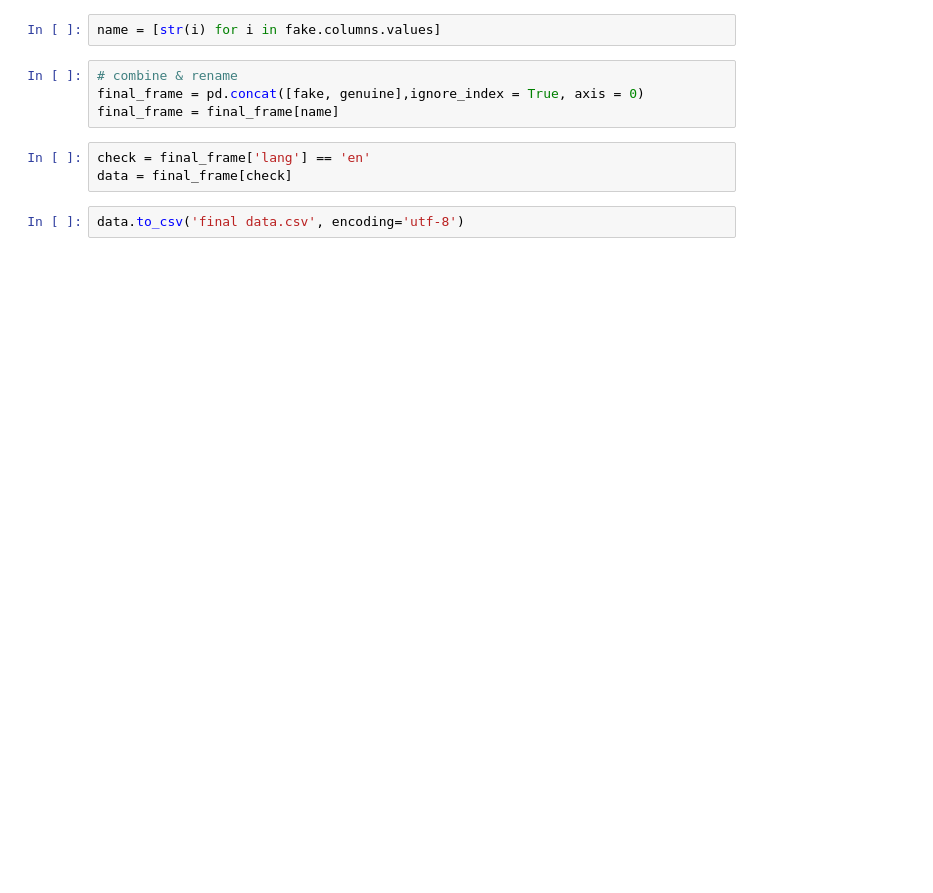
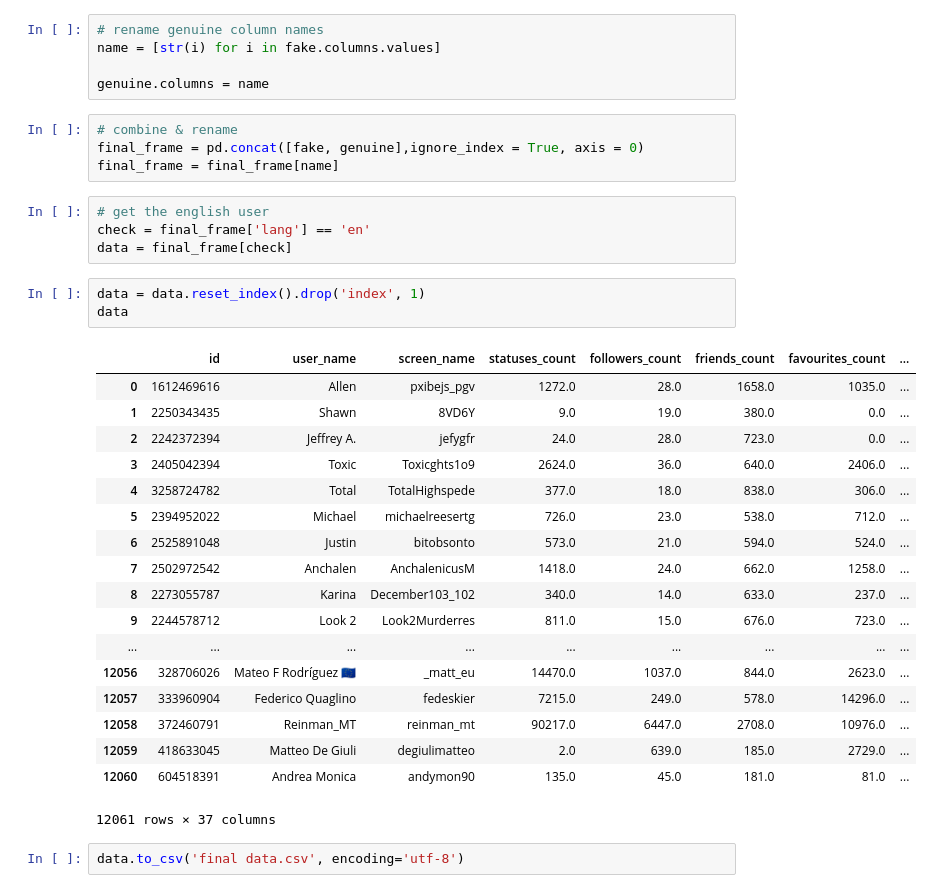
Before and after one commit to chloechen1995/Fake_Twitter_Account_Detection, a Jupyter notebook: Data_Processing_6.ipynb, the cells around one changed output. Saved outputs shown, nothing was run; the diff lists cells and outputs as text; blank space fills up the shorter version.

Commit message:
Update data frame

```diff
--- a/Data_Processing_6.ipynb
+++ b/Data_Processing_6.ipynb
@@ -23,13 +23,39 @@ fake = pd.concat(list_)
 fake['label'] = 'fake'
 genuine['label'] = 'genuine'
 # %%
+# rename genuine column names
 name = [str(i) for i in fake.columns.values]
+
+genuine.columns = name
 # %%
 # combine & rename
 final_frame = pd.concat([fake, genuine],ignore_index = True, axis = 0)
 final_frame = final_frame[name]
 # %%
+# get the english user
 check = final_frame['lang'] == 'en'
 data = final_frame[check]
+# %%
+data = data.reset_index().drop('index', 1)
+data
+# %% [output]
+|  | id | user_name | screen_name | statuses_count | followers_count | friends_count | favourites_count | ... |
+| 0 | 1612469616 | Allen | pxibejs_pgv | 1272.0 | 28.0 | 1658.0 | 1035.0 | ... |
+| 1 | 2250343435 | Shawn | 8VD6Y | 9.0 | 19.0 | 380.0 | 0.0 | ... |
+| 2 | 2242372394 | Jeffrey A. | jefygfr | 24.0 | 28.0 | 723.0 | 0.0 | ... |
+| 3 | 2405042394 | Toxic | Toxicghts1o9 | 2624.0 | 36.0 | 640.0 | 2406.0 | ... |
+| 4 | 3258724782 | Total | TotalHighspede | 377.0 | 18.0 | 838.0 | 306.0 | ... |
+| 5 | 2394952022 | Michael | michaelreesertg | 726.0 | 23.0 | 538.0 | 712.0 | ... |
+| 6 | 2525891048 | Justin | bitobsonto | 573.0 | 21.0 | 594.0 | 524.0 | ... |
+| 7 | 2502972542 | Anchalen | AnchalenicusM | 1418.0 | 24.0 | 662.0 | 1258.0 | ... |
+| 8 | 2273055787 | Karina | December103_102 | 340.0 | 14.0 | 633.0 | 237.0 | ... |
+| 9 | 2244578712 | Look 2 | Look2Murderres | 811.0 | 15.0 | 676.0 | 723.0 | ... |
+| ... | ... | ... | ... | ... | ... | ... | ... | ... |
+| 12056 | 328706026 | Mateo F Rodríguez 🇪🇺 | _matt_eu | 14470.0 | 1037.0 | 844.0 | 2623.0 | ... |
+| 12057 | 333960904 | Federico Quaglino | fedeskier | 7215.0 | 249.0 | 578.0 | 14296.0 | ... |
+| 12058 | 372460791 | Reinman_MT | reinman_mt | 90217.0 | 6447.0 | 2708.0 | 10976.0 | ... |
+| 12059 | 418633045 | Matteo De Giuli | degiulimatteo | 2.0 | 639.0 | 185.0 | 2729.0 | ... |
+| 12060 | 604518391 | Andrea Monica | andymon90 | 135.0 | 45.0 | 181.0 | 81.0 | ... |
+12061 rows × 37 columns
 # %%
 data.to_csv('final data.csv', encoding='utf-8')
```
